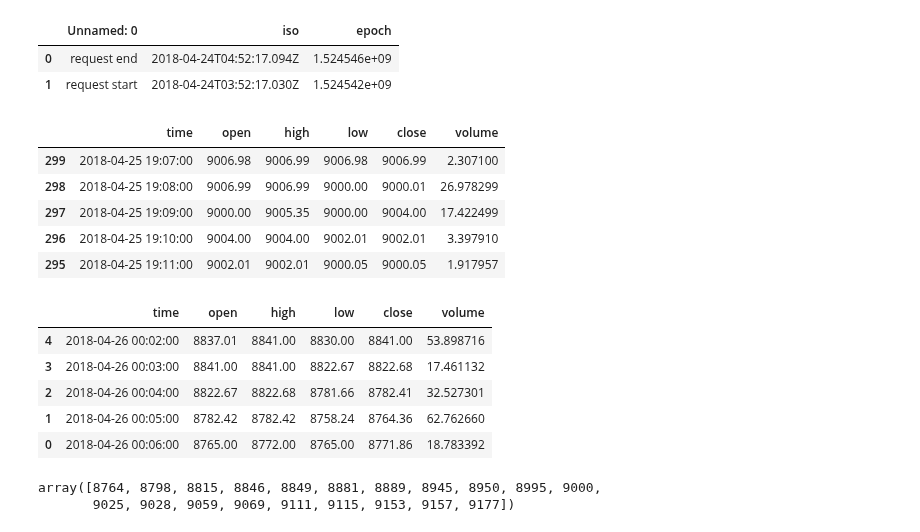
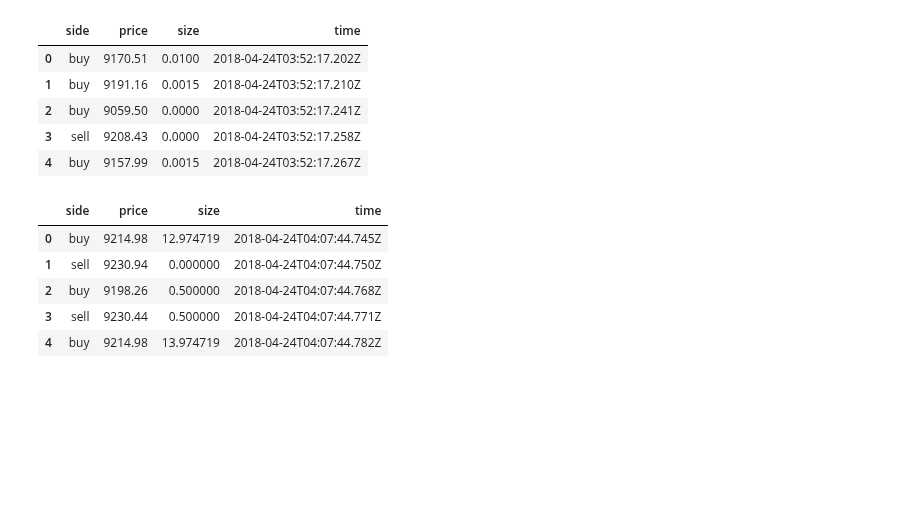
Before and after one commit to timothyyu/gdax-orderbook-ml, a Jupyter notebook: 8_program_structure_improvement.ipynb, the cells around one changed output. Saved outputs shown, nothing was run; the diff lists cells and outputs as text; code cells hidden in the pictures; blank space fills up the shorter version.

Commit message:
chart time request error debugging in process

```diff
--- a/8_program_structure_improvement.ipynb
+++ b/8_program_structure_improvement.ipynb
@@ -533,6 +632,9 @@ raw_csv_load()
 # %%
-request_log_df.head()
+l2update_15min_1.head()
 # %% [output]
-|  | Unnamed: 0 | iso | epoch |
-| 0 | request end | 2018-04-24T04:52:17.094Z | 1.524546e+09 |
-| 1 | request start | 2018-04-24T03:52:17.030Z | 1.524542e+09 |
+|  | side | price | size | time |
+| 0 | buy | 9170.51 | 0.0100 | 2018-04-24T03:52:17.202Z |
+| 1 | buy | 9191.16 | 0.0015 | 2018-04-24T03:52:17.210Z |
+| 2 | buy | 9059.50 | 0.0000 | 2018-04-24T03:52:17.241Z |
+| 3 | sell | 9208.43 | 0.0000 | 2018-04-24T03:52:17.258Z |
+| 4 | buy | 9157.99 | 0.0015 | 2018-04-24T03:52:17.267Z |
@@ -541,23 +641,9 @@ chart_15m_request(request_log_df)
 # %%
-chart_15m_df.head()
+l2update_15min_2.head()
 # %% [output]
-|  | time | open | high | low | close | volume |
-| 299 | 2018-04-25 19:07:00 | 9006.98 | 9006.99 | 9006.98 | 9006.99 | 2.307100 |
-| 298 | 2018-04-25 19:08:00 | 9006.99 | 9006.99 | 9000.00 | 9000.01 | 26.978299 |
-| 297 | 2018-04-25 19:09:00 | 9000.00 | 9005.35 | 9000.00 | 9004.00 | 17.422499 |
-| 296 | 2018-04-25 19:10:00 | 9004.00 | 9004.00 | 9002.01 | 9002.01 | 3.397910 |
-| 295 | 2018-04-25 19:11:00 | 9002.01 | 9002.01 | 9000.05 | 9000.05 | 1.917957 |
+|  | side | price | size | time |
+| 0 | buy | 9214.98 | 12.974719 | 2018-04-24T04:07:44.745Z |
+| 1 | sell | 9230.94 | 0.000000 | 2018-04-24T04:07:44.750Z |
+| 2 | buy | 9198.26 | 0.500000 | 2018-04-24T04:07:44.768Z |
+| 3 | sell | 9230.44 | 0.500000 | 2018-04-24T04:07:44.771Z |
+| 4 | buy | 9214.98 | 13.974719 | 2018-04-24T04:07:44.782Z |
-# %%
-chart_15m_df.tail()
-# %% [output]
-|  | time | open | high | low | close | volume |
-| 4 | 2018-04-26 00:02:00 | 8837.01 | 8841.00 | 8830.00 | 8841.00 | 53.898716 |
-| 3 | 2018-04-26 00:03:00 | 8841.00 | 8841.00 | 8822.67 | 8822.68 | 17.461132 |
-| 2 | 2018-04-26 00:04:00 | 8822.67 | 8822.68 | 8781.66 | 8782.41 | 32.527301 |
-| 1 | 2018-04-26 00:05:00 | 8782.42 | 8782.42 | 8758.24 | 8764.36 | 62.762660 |
-| 0 | 2018-04-26 00:06:00 | 8765.00 | 8772.00 | 8765.00 | 8771.86 | 18.783392 |
-# %%
-autoSR(chart_15m_df)
-# %% [output]
-array([8764, 8798, 8815, 8846, 8849, 8881, 8889, 8945, 8950, 8995, 9000,
-       9025, 9028, 9059, 9069, 9111, 9115, 9153, 9157, 9177])
```
Also changed, not shown: parts of 34 cells of this notebook.
